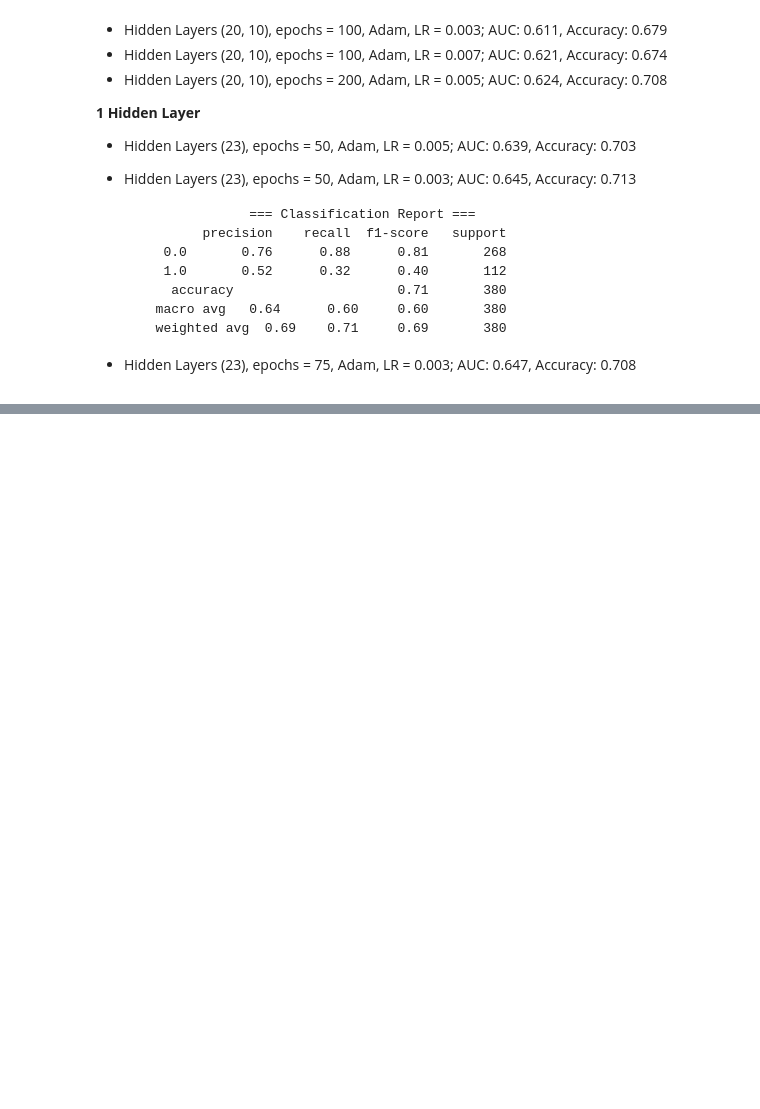
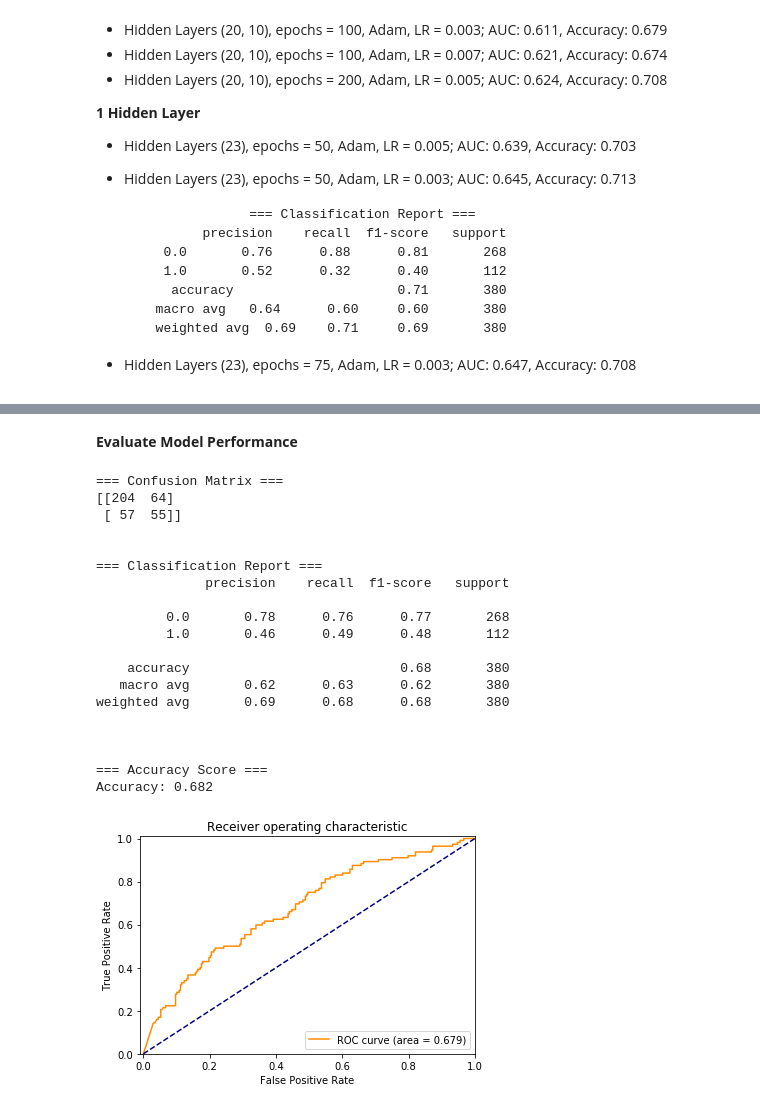
Before and after one commit to meghutch/Breast-Cancer-Classification-Clinical-Genomic, a Jupyter notebook: Neural_Networks_Clinical_Genetic_Analysis.ipynb, the cells around one changed output, grey strips where cells are left out. Saved outputs shown, nothing was run; the diff lists cells and outputs as text; code cells hidden in the pictures; blank space fills up the shorter version.

Commit message:
Upload clinical + principal component neural network model

```diff
--- a/Neural_Networks_Clinical_Genetic_Analysis.ipynb
+++ b/Neural_Networks_Clinical_Genetic_Analysis.ipynb
@@ -1990,0 +2087,72 @@ Batchsize = 32, reLu activtation function
+# %% [markdown]
+**Evaluate Model Performance**
+# %%
+# Convert data into arrays
+xb = np.array(X_test_clinical_pca50, dtype = "float32")
+yb = np.array(y_test, dtype = "float32")
+
+# Convert arrays into tensors
+xb = torch.from_numpy(xb)
+yb = torch.from_numpy(yb)
+
+# Apply the model to the whole testing dataset
+ps = model(xb)
+
+#print('Probabilities', ps[:10])
+
+# Obtain the top probability
+top_p, top_class = ps.topk(1, dim=1)
+#print('true vals', yb[:10])
+
+# Drop the grad
+top_p = top_p.detach().numpy()
+top_class = top_class.detach().numpy()
+
+top_class = (top_p >= 0.5).astype(np.int)
+#print('top class', top_class[:10])
+
+# Compute ROC curve
+fpr, tpr, thresholds = roc_curve(yb, top_p, pos_label=1)
+
+# Compute ROC area
+roc_auc = round(auc(fpr, tpr),3)
+plt.figure()
+plt.plot(fpr, tpr, color='darkorange', label='ROC curve (area = %0.3f)' % roc_auc)
+plt.plot([0, 1], [0, 1], color='navy', linestyle='--')
+plt.xlim([-0.01, 1.0])
+plt.ylim([0.0, 1.01])
+plt.xlabel('False Positive Rate')
+plt.ylabel('True Positive Rate')
+plt.title('Receiver operating characteristic')
+plt.legend(loc="lower right")
+
+# Classification Report
+print("=== Confusion Matrix ===")
+print(confusion_matrix(yb, top_class))
+print('\n')
+print("=== Classification Report ===")
+print(classification_report(yb, top_class))
+print('\n')
+print("=== Accuracy Score ===")
+print("Accuracy:", round(accuracy_score(yb, top_class),3))
+# %% [output]
+=== Confusion Matrix ===
+[[204  64]
+ [ 57  55]]
+
+
+=== Classification Report ===
+              precision    recall  f1-score   support
+
+         0.0       0.78      0.76      0.77       268
+         1.0       0.46      0.49      0.48       112
+
+    accuracy                           0.68       380
+   macro avg       0.62      0.63      0.62       380
+weighted avg       0.69      0.68      0.68       380
+
+
+
+=== Accuracy Score ===
+Accuracy: 0.682
+[figure, added]
```
Also changed, not shown: parts of 14 cells of this notebook.
